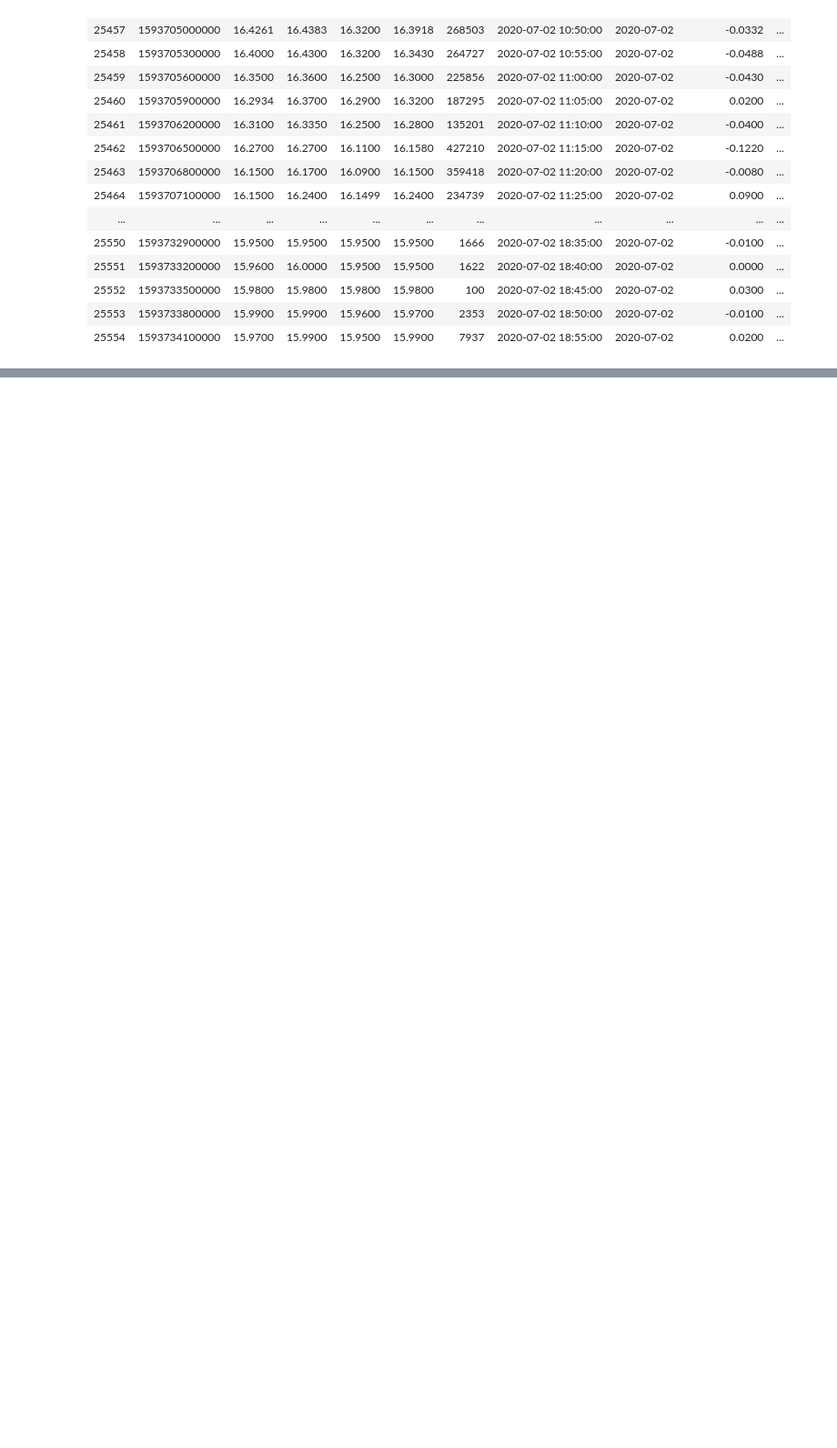
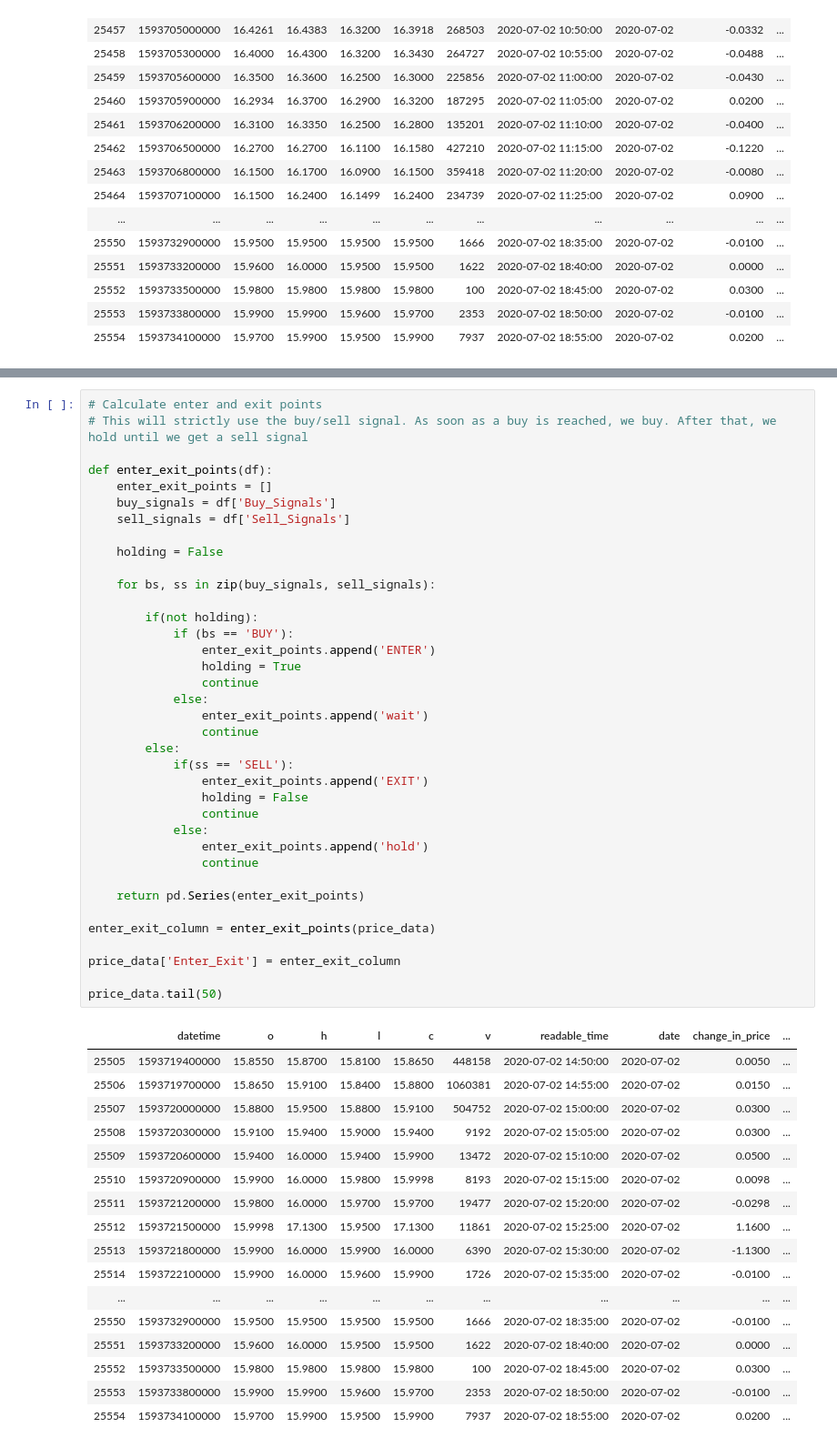
Before and after one commit to jbrown400/trader-bot, a Jupyter notebook: Charlie.ipynb, the cells around one changed output, grey strips where cells are left out. Shown at 91% size. Cells and saved outputs as stored; diff of their text form; blank space fills up the shorter version.

```diff
--- a/Charlie.ipynb
+++ b/Charlie.ipynb
@@ -157,0 +199,55 @@ price_data.tail(500)
+# %%
+# Calculate enter and exit points
+# This will strictly use the buy/sell signal. As soon as a buy is reached, we buy. After that, we hold until we get a sell signal
+
+def enter_exit_points(df):
+    enter_exit_points = []
+    buy_signals = df['Buy_Signals']
+    sell_signals = df['Sell_Signals']
+
+    holding = False
+
+    for bs, ss in zip(buy_signals, sell_signals):
+
+        if(not holding):
+            if (bs == 'BUY'):
+                enter_exit_points.append('ENTER')
+                holding = True
+                continue
+            else:
+                enter_exit_points.append('wait')
+                continue
+        else:
+            if(ss == 'SELL'):
+                enter_exit_points.append('EXIT')
+                holding = False
+                continue
+            else:
+                enter_exit_points.append('hold')
+                continue
+
+    return pd.Series(enter_exit_points)
+
+enter_exit_column = enter_exit_points(price_data)
+
+price_data['Enter_Exit'] = enter_exit_column
+
+price_data.tail(50)
+# %% [output]
+|  | datetime | o | h | l | c | v | readable_time | date | change_in_price | ... |
+| 25505 | 1593719400000 | 15.8550 | 15.8700 | 15.8100 | 15.8650 | 448158 | 2020-07-02 14:50:00 | 2020-07-02 | 0.0050 | ... |
+| 25506 | 1593719700000 | 15.8650 | 15.9100 | 15.8400 | 15.8800 | 1060381 | 2020-07-02 14:55:00 | 2020-07-02 | 0.0150 | ... |
+| 25507 | 1593720000000 | 15.8800 | 15.9500 | 15.8800 | 15.9100 | 504752 | 2020-07-02 15:00:00 | 2020-07-02 | 0.0300 | ... |
+| 25508 | 1593720300000 | 15.9100 | 15.9400 | 15.9000 | 15.9400 | 9192 | 2020-07-02 15:05:00 | 2020-07-02 | 0.0300 | ... |
+| 25509 | 1593720600000 | 15.9400 | 16.0000 | 15.9400 | 15.9900 | 13472 | 2020-07-02 15:10:00 | 2020-07-02 | 0.0500 | ... |
+| 25510 | 1593720900000 | 15.9900 | 16.0000 | 15.9800 | 15.9998 | 8193 | 2020-07-02 15:15:00 | 2020-07-02 | 0.0098 | ... |
+| 25511 | 1593721200000 | 15.9800 | 16.0000 | 15.9700 | 15.9700 | 19477 | 2020-07-02 15:20:00 | 2020-07-02 | -0.0298 | ... |
+| 25512 | 1593721500000 | 15.9998 | 17.1300 | 15.9500 | 17.1300 | 11861 | 2020-07-02 15:25:00 | 2020-07-02 | 1.1600 | ... |
+| 25513 | 1593721800000 | 15.9900 | 16.0000 | 15.9900 | 16.0000 | 6390 | 2020-07-02 15:30:00 | 2020-07-02 | -1.1300 | ... |
+| 25514 | 1593722100000 | 15.9900 | 16.0000 | 15.9600 | 15.9900 | 1726 | 2020-07-02 15:35:00 | 2020-07-02 | -0.0100 | ... |
+| ... | ... | ... | ... | ... | ... | ... | ... | ... | ... | ... |
+| 25550 | 1593732900000 | 15.9500 | 15.9500 | 15.9500 | 15.9500 | 1666 | 2020-07-02 18:35:00 | 2020-07-02 | -0.0100 | ... |
+| 25551 | 1593733200000 | 15.9600 | 16.0000 | 15.9500 | 15.9500 | 1622 | 2020-07-02 18:40:00 | 2020-07-02 | 0.0000 | ... |
+| 25552 | 1593733500000 | 15.9800 | 15.9800 | 15.9800 | 15.9800 | 100 | 2020-07-02 18:45:00 | 2020-07-02 | 0.0300 | ... |
+| 25553 | 1593733800000 | 15.9900 | 15.9900 | 15.9600 | 15.9700 | 2353 | 2020-07-02 18:50:00 | 2020-07-02 | -0.0100 | ... |
+| 25554 | 1593734100000 | 15.9700 | 15.9900 | 15.9500 | 15.9900 | 7937 | 2020-07-02 18:55:00 | 2020-07-02 | 0.0200 | ... |
```
Also changed, not shown: parts of 4 cells of this notebook.
